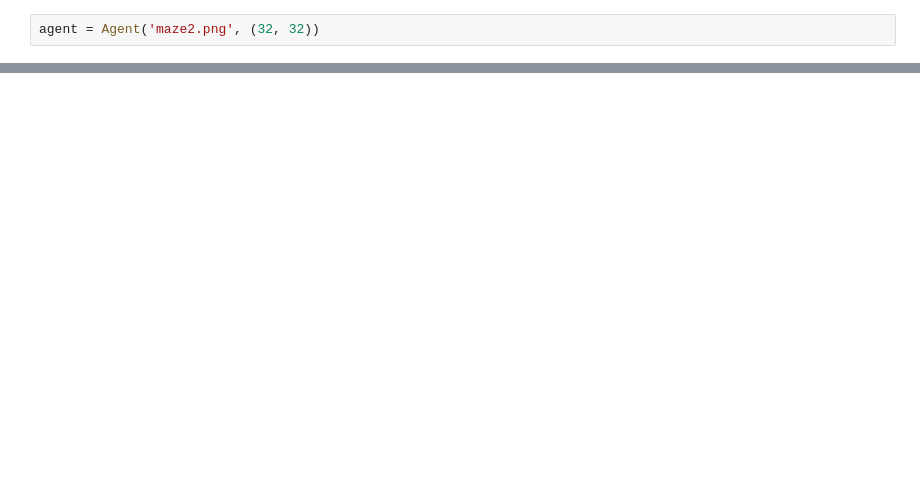
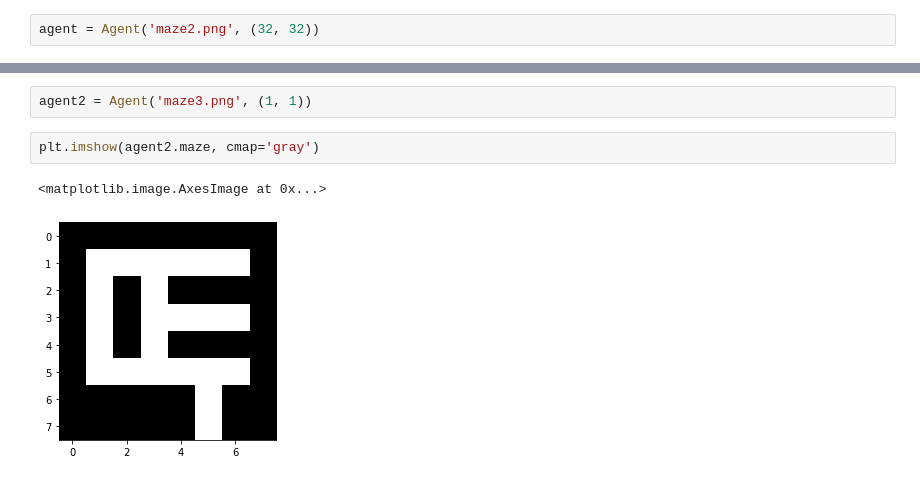
Before and after one commit to SKROLL26/qlearning-maze, a Jupyter notebook: Q Learning Maze.ipynb, the cells around one changed output, grey strips where cells are left out. Cells and saved outputs as stored; diff of their text form; blank space fills up the shorter version.

```diff
--- a/Q Learning Maze.ipynb
+++ b/Q Learning Maze.ipynb
@@ -137,0 +178,7 @@ KeyboardInterrupt:
+# %%
+agent2 = Agent('maze3.png', (1, 1))
+# %%
+plt.imshow(agent2.maze, cmap='gray')
+# %% [output]
+<matplotlib.image.AxesImage at 0x...>
+[figure, added]
```
Also changed, not shown: parts of 11 cells of this notebook, 3 other files.
